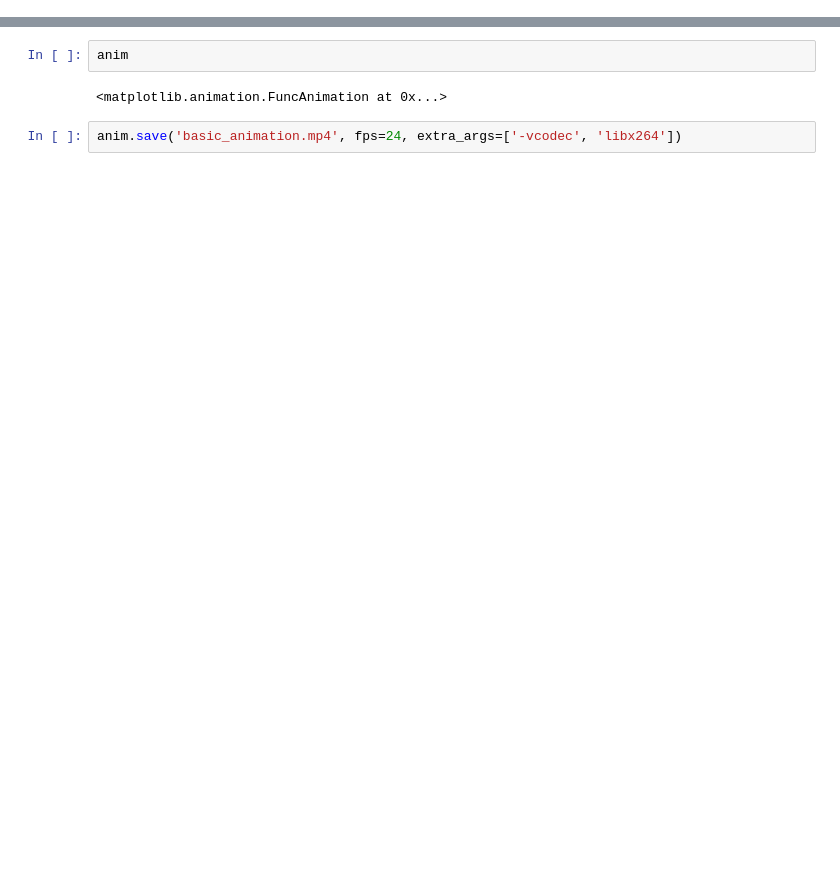
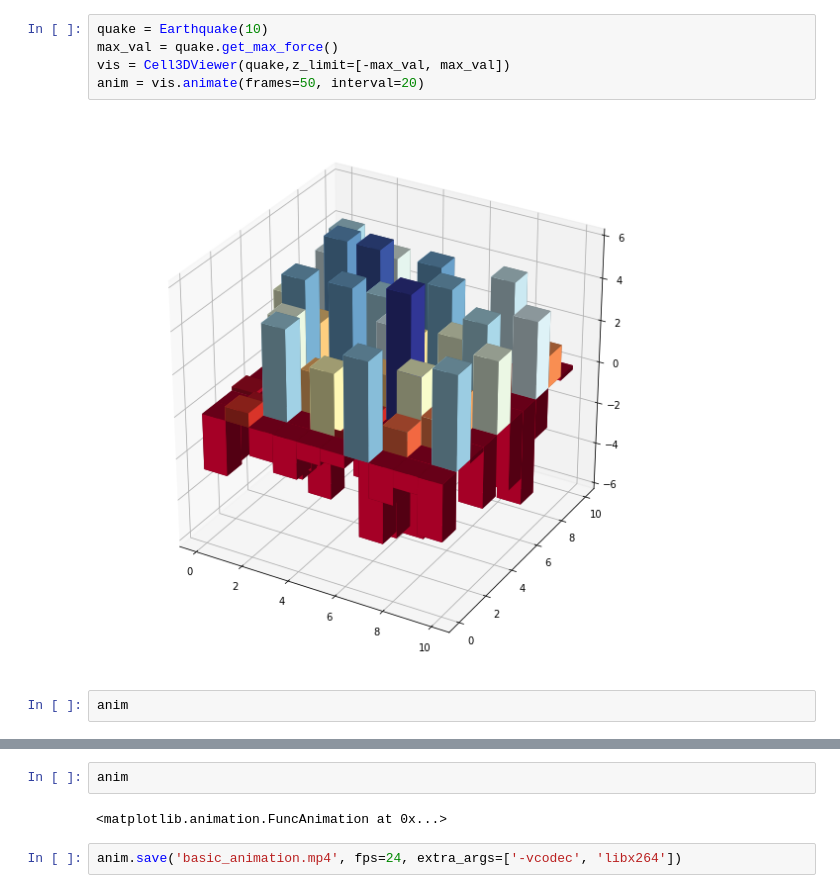
Before and after one commit to mpbrucker/ComplexityProject2, a Jupyter notebook: code/visualize.ipynb, the cells around one changed output, grey strips where cells are left out. Cells and saved outputs as stored; diff of their text form; blank space fills up the shorter version.

```diff
--- a/code/visualize.ipynb
+++ b/code/visualize.ipynb
@@ -154,3 +24,12 @@ SyntaxError: only named arguments may follow *expression (<ipython-input-3-32e23
+# %%
+quake = Earthquake(10)
+max_val = quake.get_max_force()
+vis = Cell3DViewer(quake,z_limit=[-max_val, max_val])
+anim = vis.animate(frames=50, interval=20)
+# %% [output]
+[figure, added]
+# %%
+anim
 # %%
 from Sand import SandPile, SandPileViewer
 
```
Also changed, not shown: parts of 8 cells of this notebook, 3 other files.
